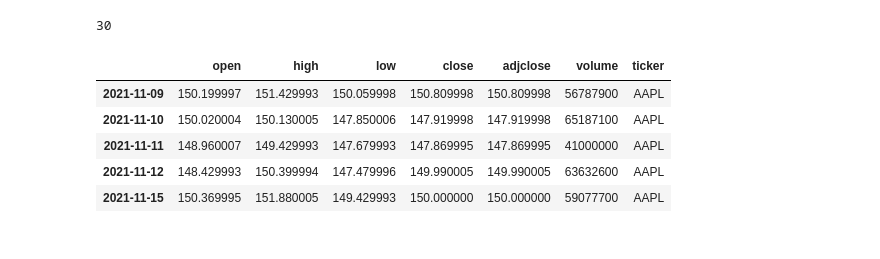
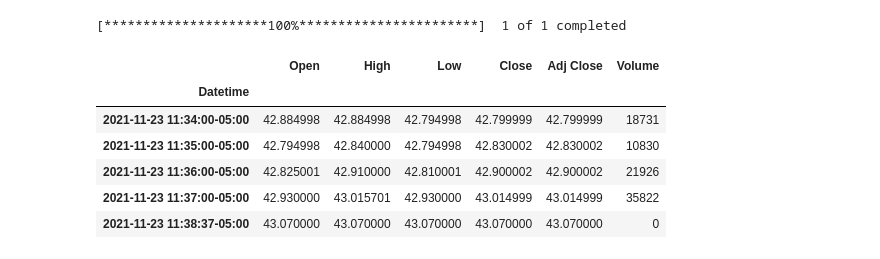
Before and after one commit to GIMINSU/DataAnalysis, a Jupyter notebook: financedatareader.ipynb, the cells around one changed output. Drawn from its saved outputs; the diff is of its cells as text; code cells hidden in the pictures.

```diff
--- a/financedatareader.ipynb
+++ b/financedatareader.ipynb
@@ -12,18 +79,3 @@ import yahoo_fin.stock_info as si
 
 # yahoo_fin.stock_info module
 # 시장 상태 확인
-# %%
-dow_list = si.tickers_dow()
-len(dow_list)
-# %% [output]
-30
-# %%
-df = si.get_data(dow_list[0])
-df.tail()
-# %% [output]
-|  | open | high | low | close | adjclose | volume | ticker |
-| 2021-11-09 | 150.199997 | 151.429993 | 150.059998 | 150.809998 | 150.809998 | 56787900 | AAPL |
-| 2021-11-10 | 150.020004 | 150.130005 | 147.850006 | 147.919998 | 147.919998 | 65187100 | AAPL |
-| 2021-11-11 | 148.960007 | 149.429993 | 147.679993 | 147.869995 | 147.869995 | 41000000 | AAPL |
-| 2021-11-12 | 148.429993 | 150.399994 | 147.479996 | 149.990005 | 149.990005 | 63632600 | AAPL |
-| 2021-11-15 | 150.369995 | 151.880005 | 149.429993 | 150.000000 | 150.000000 | 59077700 | AAPL |
@@ -31,0 +82,12 @@ price_df = df.loc[:, ['adjclose']].copy()
+# %%
+df = yf.download(tickers='DVN', period='1d', interval='1m')
+df.tail()
+# %% [output]
+[*********************100%***********************]  1 of 1 completed
+|  | Open | High | Low | Close | Adj Close | Volume |
+| Datetime |  |  |  |  |  |  |
+| 2021-11-23 11:34:00-05:00 | 42.884998 | 42.884998 | 42.794998 | 42.799999 | 42.799999 | 18731 |
+| 2021-11-23 11:35:00-05:00 | 42.794998 | 42.840000 | 42.794998 | 42.830002 | 42.830002 | 10830 |
+| 2021-11-23 11:36:00-05:00 | 42.825001 | 42.910000 | 42.810001 | 42.900002 | 42.900002 | 21926 |
+| 2021-11-23 11:37:00-05:00 | 42.930000 | 43.015701 | 42.930000 | 43.014999 | 43.014999 | 35822 |
+| 2021-11-23 11:38:37-05:00 | 43.070000 | 43.070000 | 43.070000 | 43.070000 | 43.070000 | 0 |
```
Also changed, not shown: parts of 37 cells of this notebook.
